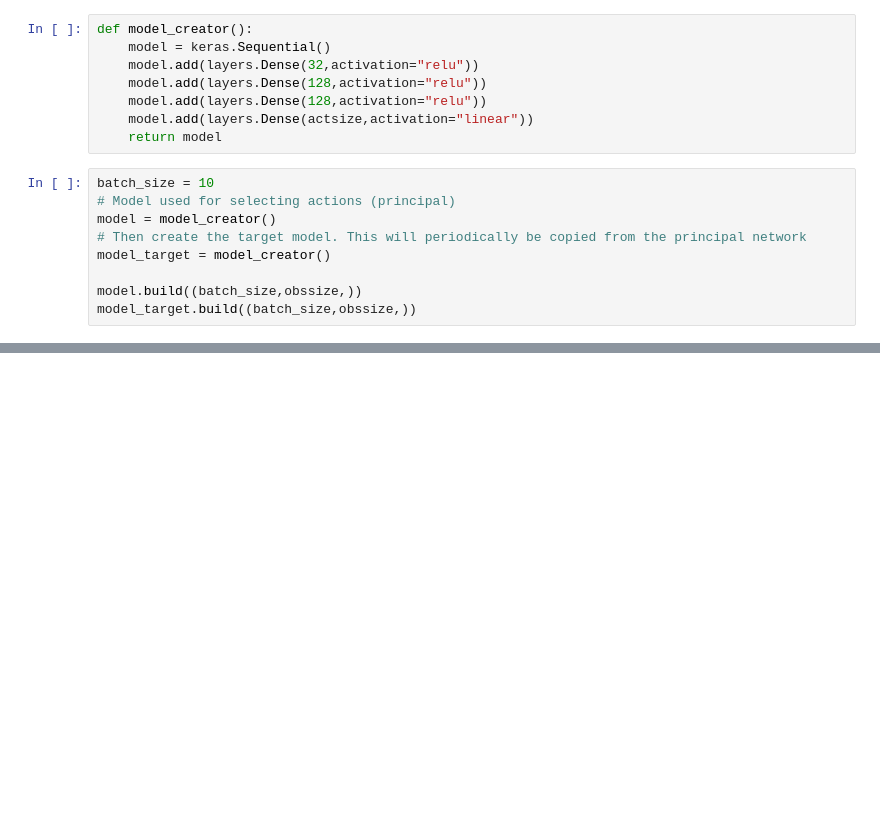
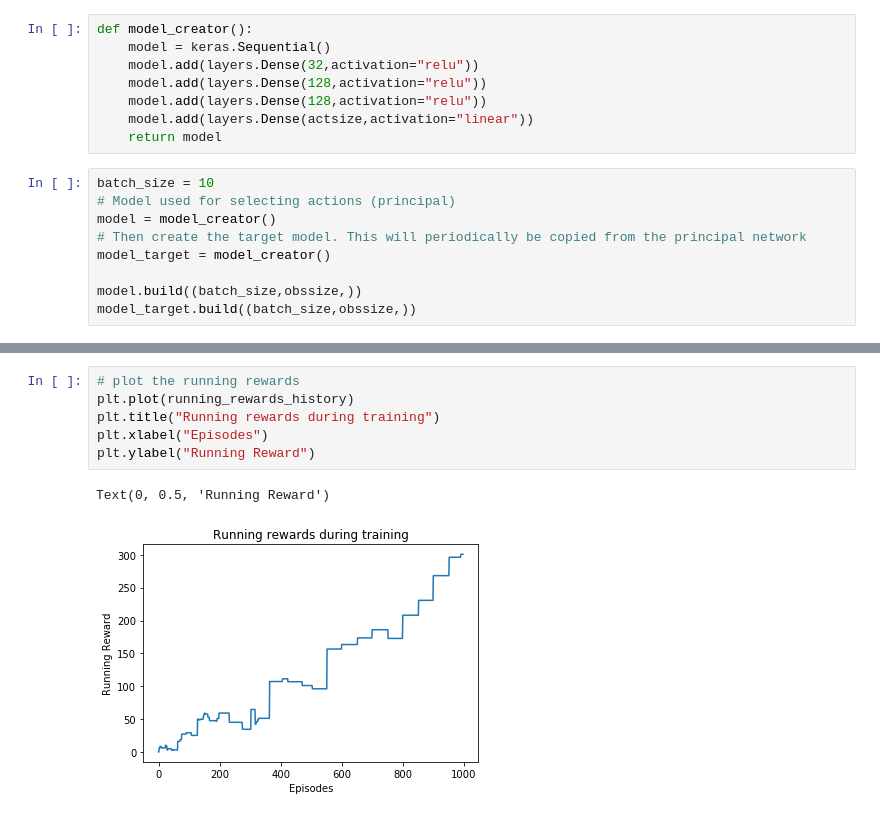
Before and after one commit to fshi3/RL_stock_trading, a Jupyter notebook: RL - Stock Trading Algo.ipynb, the cells around one changed output, grey strips where cells are left out. Cells and saved outputs as stored; diff of their text form; blank space fills up the shorter version.

```diff
--- a/RL - Stock Trading Algo.ipynb
+++ b/RL - Stock Trading Algo.ipynb
@@ -332,0 +340,9 @@ info:  {'total_reward': 173.77874599999976, 'total_profit': 0.5083943512113983,
+# %%
+# plot the running rewards
+plt.plot(running_rewards_history)
+plt.title("Running rewards during training")
+plt.xlabel("Episodes")
+plt.ylabel("Running Reward")
+# %% [output]
+Text(0, 0.5, 'Running Reward')
+[figure, added]
```
Also changed, not shown: parts of 14 cells of this notebook.
